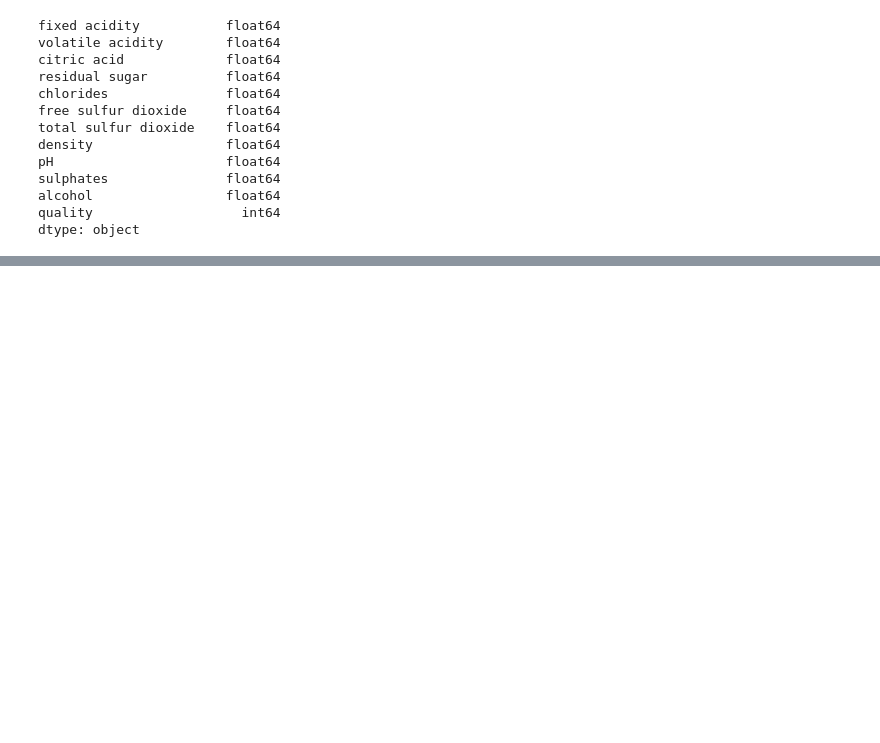
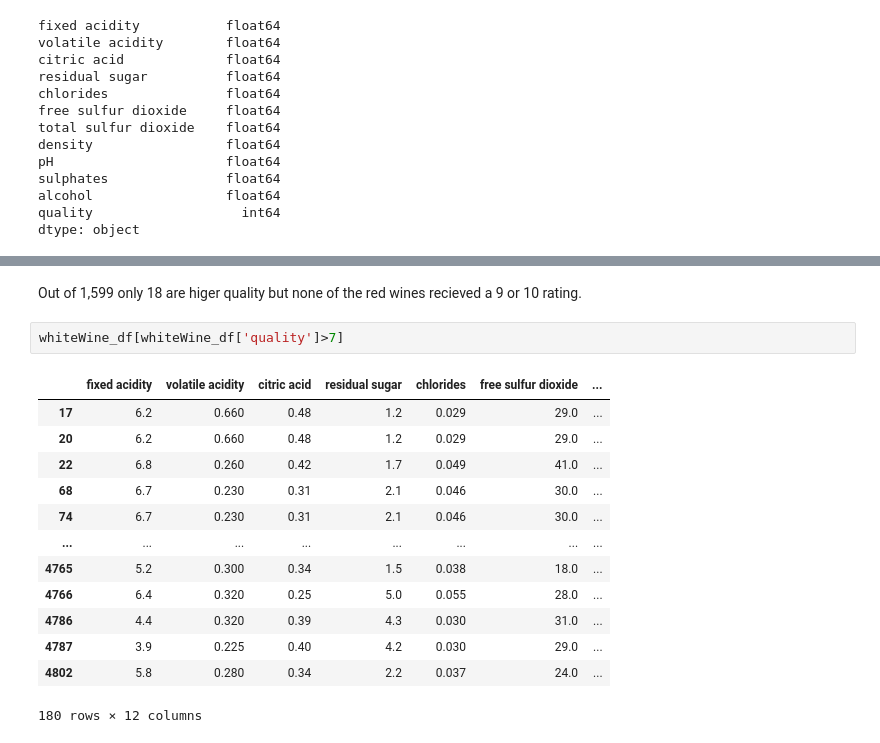
Before and after one commit to Darkskorpion683/Project1WineQuality, a Jupyter notebook: Project1Wine.ipynb, the cells around one changed output, grey strips where cells are left out. Drawn from its saved outputs; the diff is of its cells as text; blank space fills up the shorter version.

```diff
--- a/Project1Wine.ipynb
+++ b/Project1Wine.ipynb
@@ -104,0 +127,18 @@ PErfect no string variable we are all set to use this dataset.
+# %% [markdown]
+Out of 1,599 only 18 are higer quality but none of the red wines recieved a 9 or 10 rating.
+# %%
+whiteWine_df[whiteWine_df['quality']>7]
+# %% [output]
+|  | fixed acidity | volatile acidity | citric acid | residual sugar | chlorides | free sulfur dioxide | ... |
+| 17 | 6.2 | 0.660 | 0.48 | 1.2 | 0.029 | 29.0 | ... |
+| 20 | 6.2 | 0.660 | 0.48 | 1.2 | 0.029 | 29.0 | ... |
+| 22 | 6.8 | 0.260 | 0.42 | 1.7 | 0.049 | 41.0 | ... |
+| 68 | 6.7 | 0.230 | 0.31 | 2.1 | 0.046 | 30.0 | ... |
+| 74 | 6.7 | 0.230 | 0.31 | 2.1 | 0.046 | 30.0 | ... |
+| ... | ... | ... | ... | ... | ... | ... | ... |
+| 4765 | 5.2 | 0.300 | 0.34 | 1.5 | 0.038 | 18.0 | ... |
+| 4766 | 6.4 | 0.320 | 0.25 | 5.0 | 0.055 | 28.0 | ... |
+| 4786 | 4.4 | 0.320 | 0.39 | 4.3 | 0.030 | 31.0 | ... |
+| 4787 | 3.9 | 0.225 | 0.40 | 4.2 | 0.030 | 29.0 | ... |
+| 4802 | 5.8 | 0.280 | 0.34 | 2.2 | 0.037 | 24.0 | ... |
+180 rows × 12 columns
```
Also changed, not shown: parts of 11 cells of this notebook.
